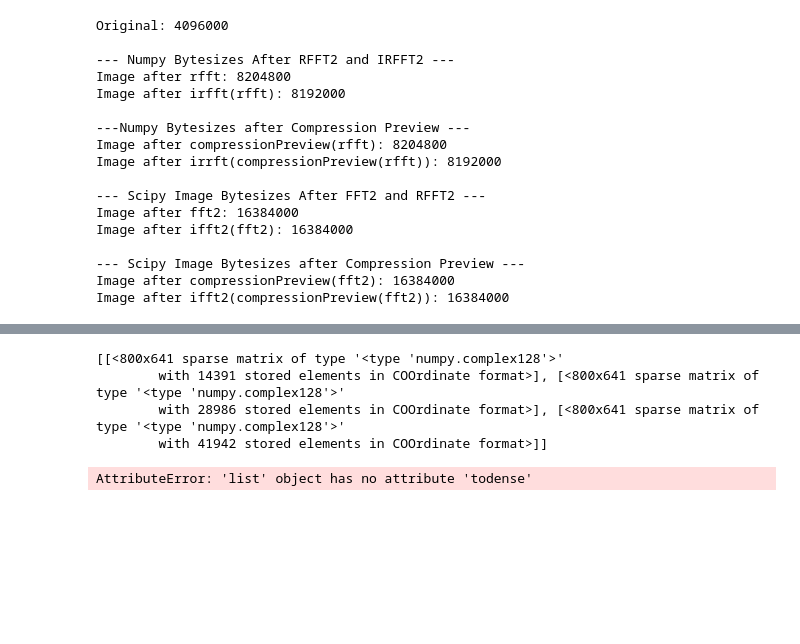
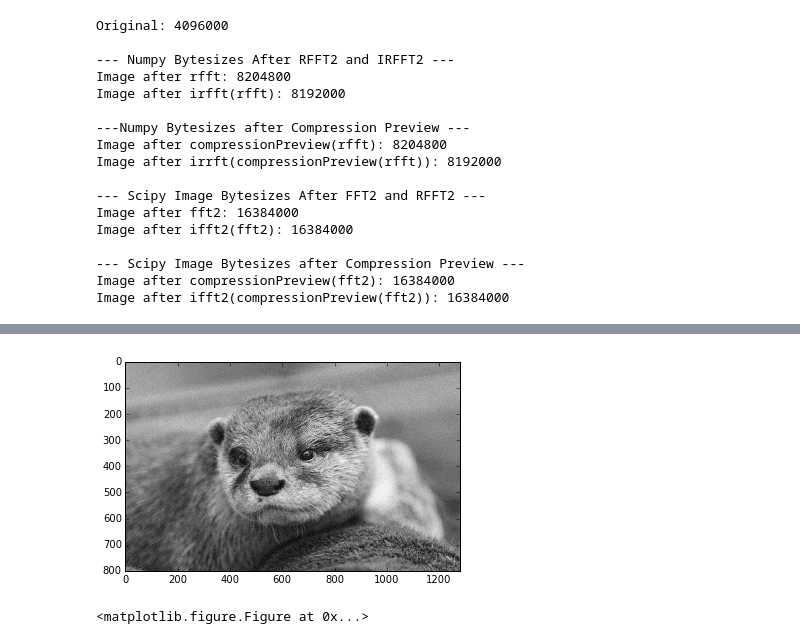
Before and after one commit to ManickYoj/FFT-Image-Compression, a Jupyter notebook: Image Compression.ipynb, the cells around one changed output, grey strips where cells are left out. Drawn from its saved outputs; the diff is of its cells as text; code cells hidden in the pictures; blank space fills up the shorter version.

```diff
--- a/Image Compression.ipynb
+++ b/Image Compression.ipynb
@@ -193,11 +264,11 @@ def decompress(compressed):
-# %%
-plot_image(decompress(compress(image.sum(axis=2))))
-# %% [output]
-[[<800x641 sparse matrix of type '<type 'numpy.complex128'>'
-        with 14391 stored elements in COOrdinate format>], [<800x641 sparse matrix of type '<type 'numpy.complex128'>'
-        with 28986 stored elements in COOrdinate format>], [<800x641 sparse matrix of type '<type 'numpy.complex128'>'
-        with 41942 stored elements in COOrdinate format>]]
-AttributeError: 'list' object has no attribute 'todense'
+# %%
+image = matplotlib.image.imread('otter.jpg')
+image_grey = image.sum(axis=2)
+plot_image(decompress(compress(image_grey)))
+#plot_image(decompress(compress(image, 0)))  # Color attempts - they are currently bugged
+# %% [output]
+[figure, added]
+<matplotlib.figure.Figure at 0x...>
 # %%
 uncompressed_path = os.path.join('saves','uncompressed_test.pkl')
 compressed_path = os.path.join('saves','compressed_test.pkl')
```
Also changed, not shown: parts of 24 cells of this notebook, 3 other files.
